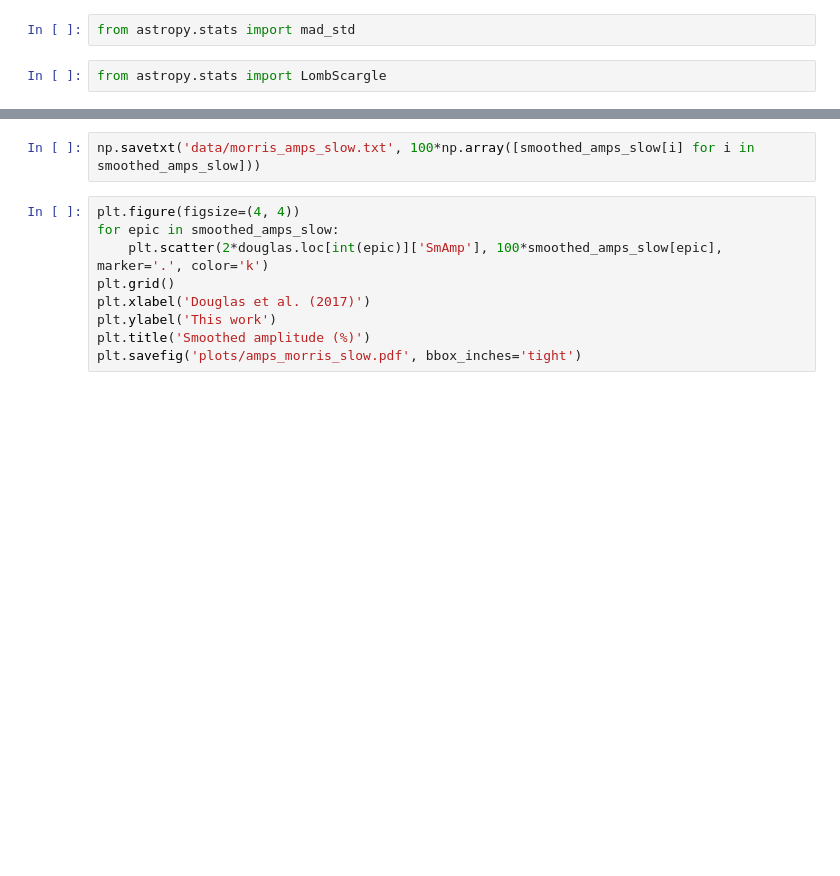
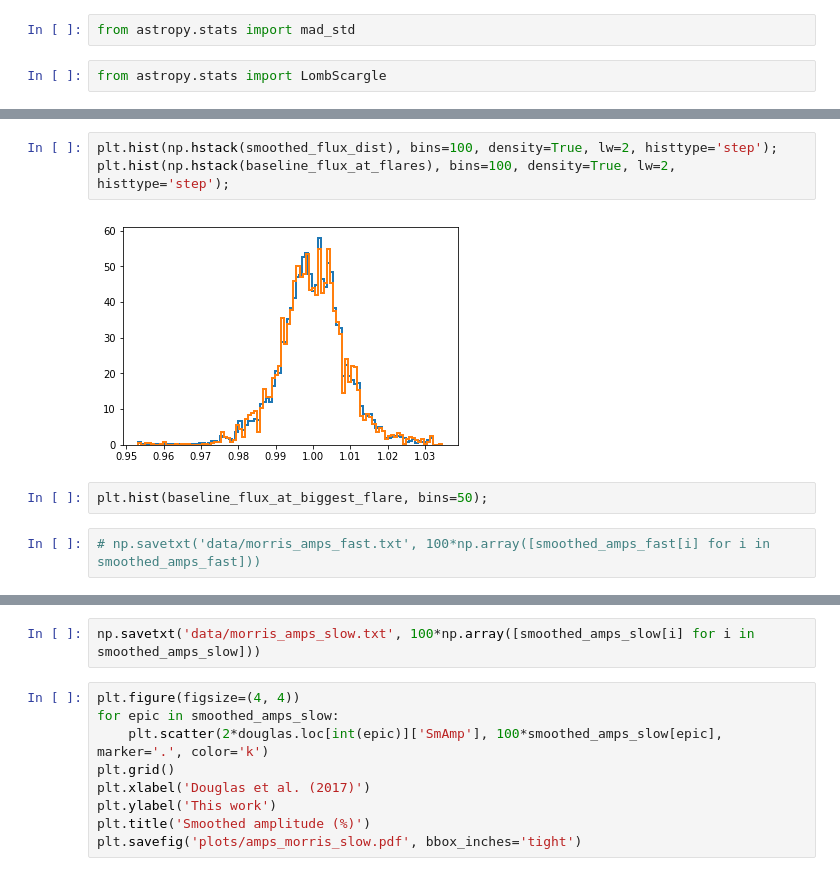
Before and after one commit to bmorris3/zeitsprung, a Jupyter notebook: praesepe_amps.ipynb, the cells around one changed output, grey strips where cells are left out. Drawn from its saved outputs; the diff is of its cells as text; blank space fills up the shorter version.

Commit message:
Demonstrating that flares occur at all flux baseline levels

```diff
--- a/praesepe_amps.ipynb
+++ b/praesepe_amps.ipynb
@@ -17,0 +102,9 @@ from scipy.ndimage import gaussian_filter1d
+# %%
+plt.hist(np.hstack(smoothed_flux_dist), bins=100, density=True, lw=2, histtype='step');
+plt.hist(np.hstack(baseline_flux_at_flares), bins=100, density=True, lw=2, histtype='step');
+# %% [output]
+[figure, added]
+# %%
+plt.hist(baseline_flux_at_biggest_flare, bins=50);
+# %%
+# np.savetxt('data/morris_amps_fast.txt', 100*np.array([smoothed_amps_fast[i] for i in smoothed_amps_fast]))
```
Also changed, not shown: parts of 13 cells of this notebook.
